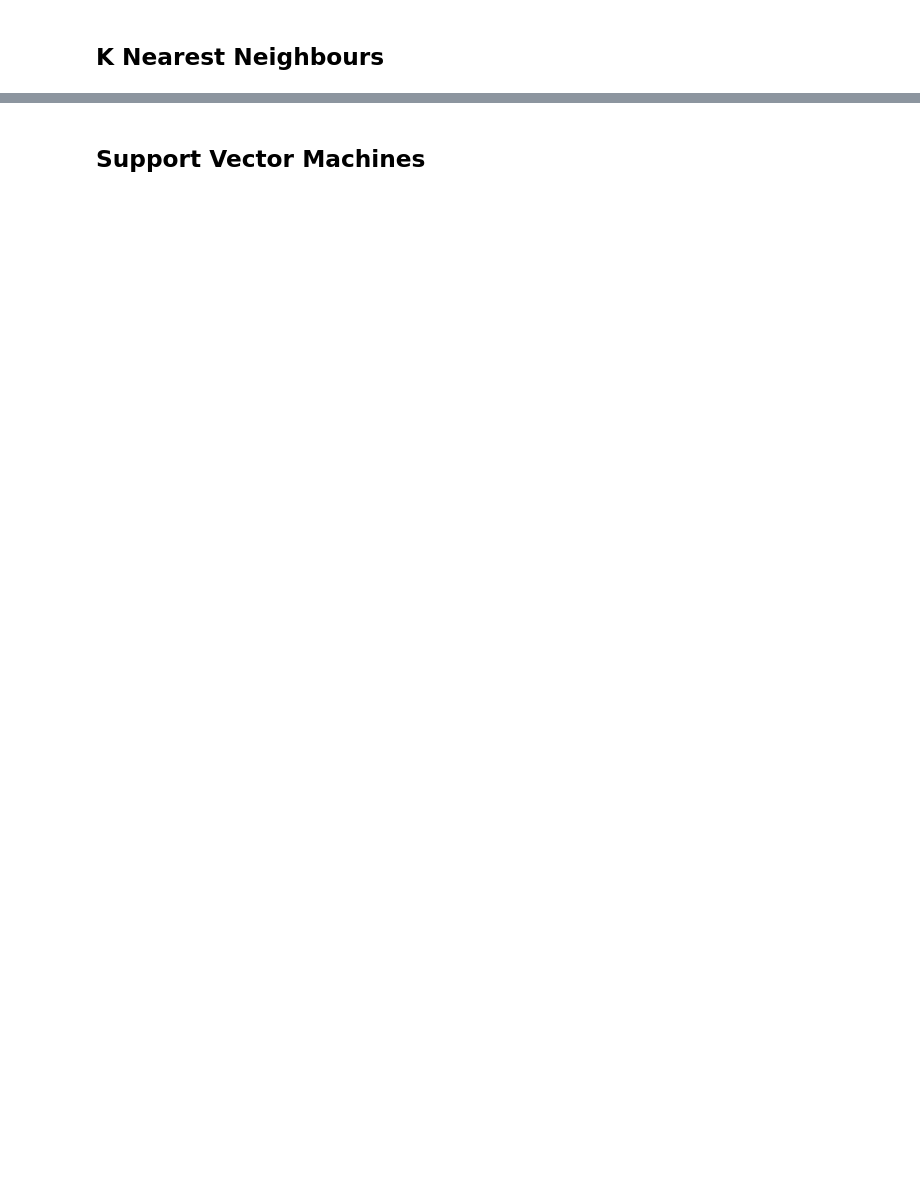
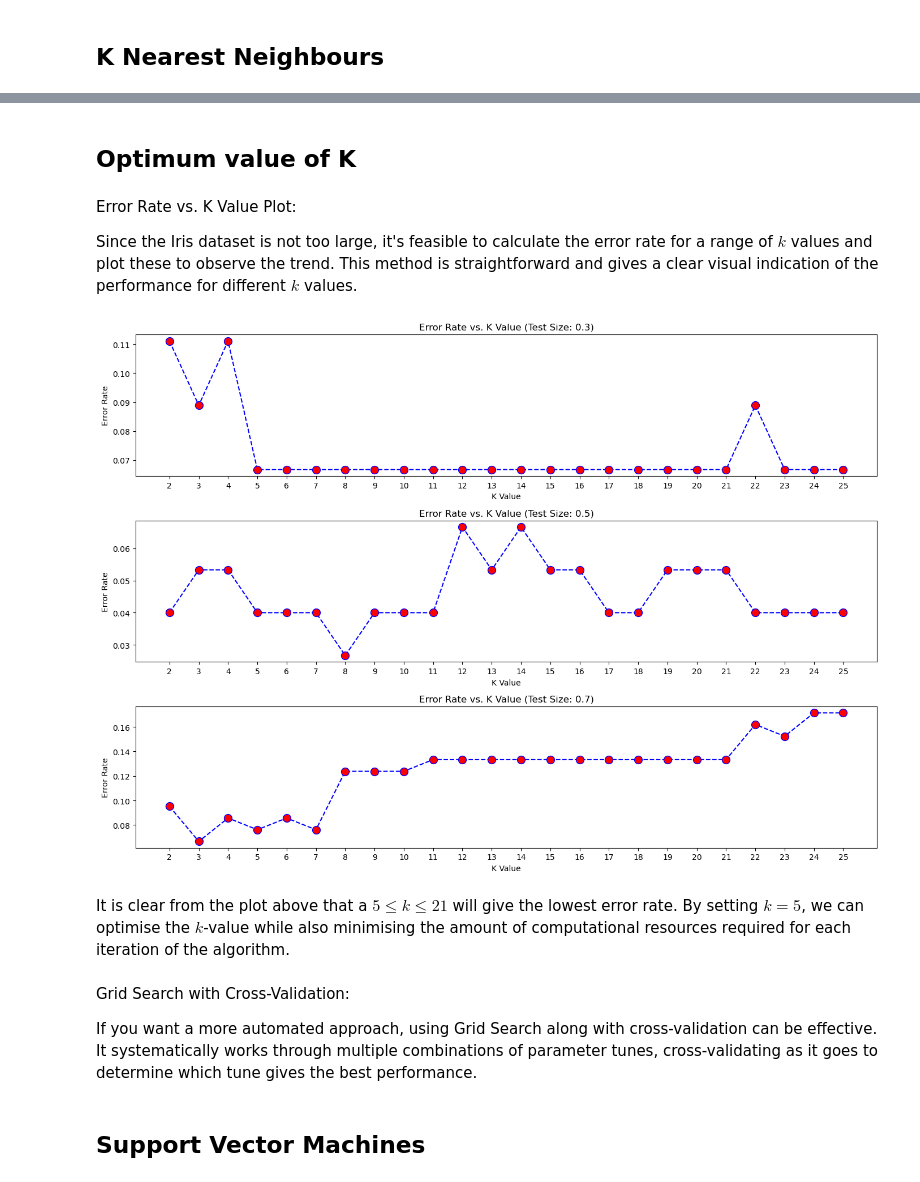
Before and after one commit to dreapadoir/Machine_Learning_and_Statistics, a Jupyter notebook: project.ipynb, the cells around one changed output, grey strips where cells are left out. Drawn from its saved outputs; the diff is of its cells as text; code cells hidden in the pictures; blank space fills up the shorter version.

```diff
--- a/project.ipynb
+++ b/project.ipynb
@@ -369,2 +357,50 @@ plt.show()
+# %% [markdown]
+## Optimum value of K
+# %% [markdown]
+Error Rate vs. K Value Plot:
+
+Since the Iris dataset is not too large, it's feasible to calculate the error rate for a range of $k$ values and plot these to observe the trend. This method is straightforward and gives a clear visual indication of the performance for different $k$ values.
+# %%
+# Define different train/test split values
+split_values = [0.3, 0.5, 0.7]
+
+# Trying different k values
+k_values = range(2, 26)
+
+# Create a figure for the plots
+plt.figure(figsize=(14, 10))
+
+for i, split_value in enumerate(split_values, 1):
+    # Split the dataset into a training set and a testing set
+    X_train, X_test, y_train, y_test = train_test_split(X, y, test_size=split_value, random_state=41)
+
+    error_rates = []
+
+    for k in k_values:
+        knn = KNeighborsClassifier(n_neighbors=k)
+        knn.fit(X_train, y_train)
+        y_pred = knn.predict(X_test)
+        error_rate = 1 - accuracy_score(y_test, y_pred)
+        error_rates.append(error_rate)
+
+    # Plotting error rates for each split value
+    plt.subplot(3, 1, i)
+    plt.plot(k_values, error_rates, color='blue', linestyle='dashed', marker='o',
+             markerfacecolor='red', markersize=10)
+    plt.title(f'Error Rate vs. K Value (Test Size: {split_value})')
+    plt.xlabel('K Value')
+    plt.ylabel('Error Rate')
+    plt.xticks(k_values)
+
+plt.tight_layout()
+plt.show()
+# %% [output]
+[figure, added]
+# %% [markdown]
+It is clear from the plot above that a $5 \leq k \leq 21$ will give the lowest error rate. By setting $k = 5$, we can optimise the $k$-value while also minimising the amount of computational resources required for each iteration of the algorithm.
+# %% [markdown]
+Grid Search with Cross-Validation:
+
+If you want a more automated approach, using Grid Search along with cross-validation can be effective. It systematically works through multiple combinations of parameter tunes, cross-validating as it goes to determine which tune gives the best performance.
 # %% [markdown]
 ## Support Vector Machines
```
Also changed, not shown: parts of 7 cells of this notebook, 1 other file.
